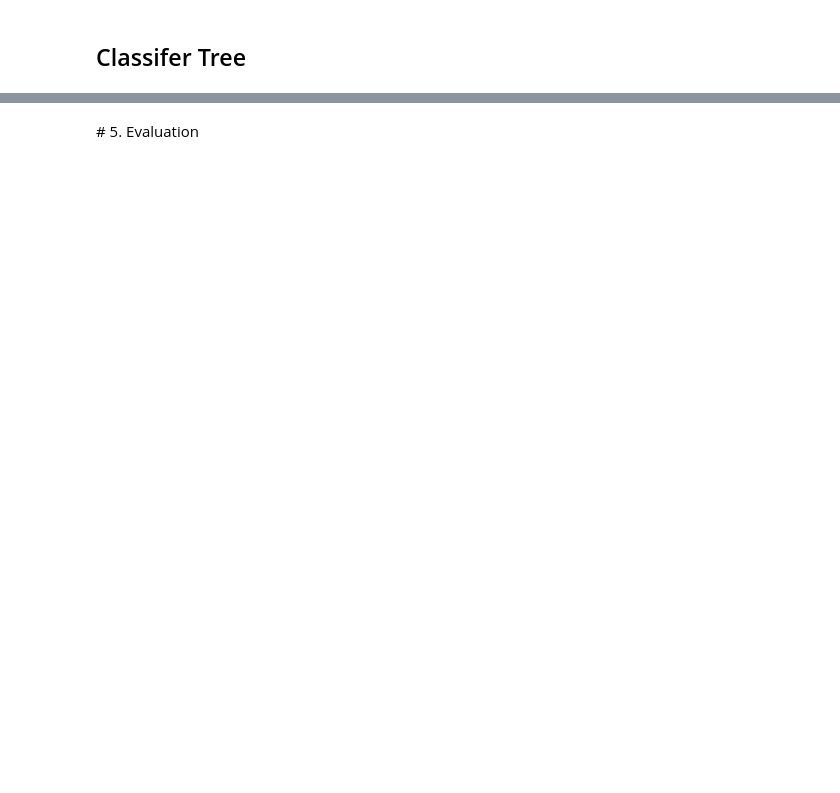
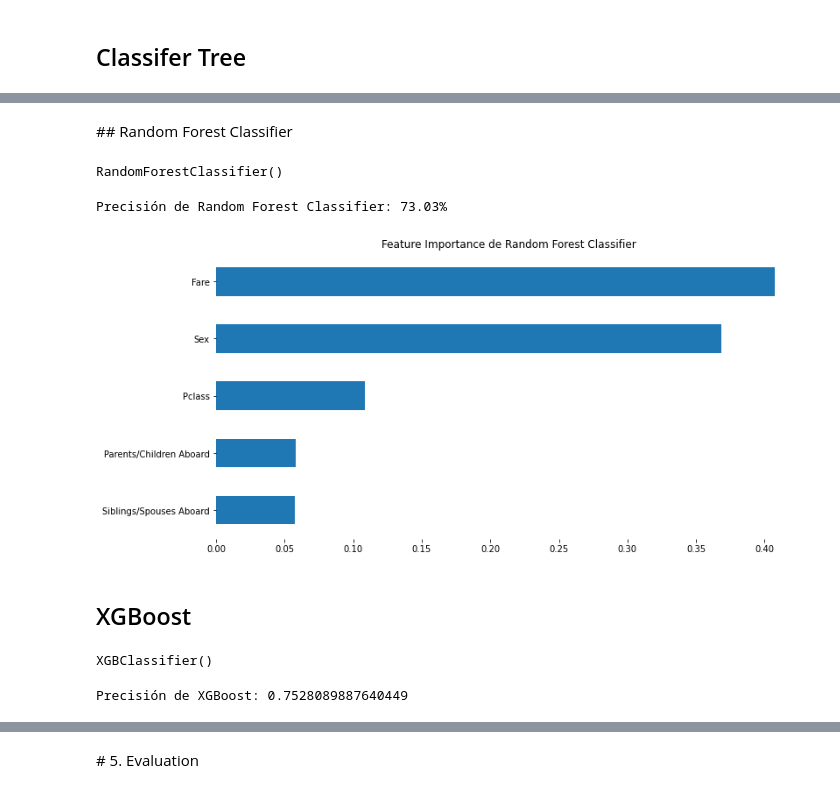
Before and after one commit to milioe/CursoAnalitica, a Jupyter notebook: Titanic.ipynb, the cells around one changed output, grey strips where cells are left out. Cells and saved outputs as stored; diff of their text form; code cells hidden in the pictures; blank space fills up the shorter version.

```diff
--- a/Titanic.ipynb
+++ b/Titanic.ipynb
@@ -360,0 +390,2 @@ accuracy_score(y_train, y_pred_clf)
+# %% [markdown]
+## Random Forest Classifier
@@ -360,0 +394,6 @@ accuracy_score(y_train, y_pred_clf)
+# %%
+rfc = RandomForestClassifier()
+
+rfc.fit(X_train, y_train)
+# %% [output]
+RandomForestClassifier()
@@ -360,0 +402,18 @@ accuracy_score(y_train, y_pred_clf)
+# %%
+score_rfc = accuracy_score(y_test, y_preds_rfc)
+
+print(f"Precisión de Random Forest Classifier: {score_rfc:.2%}")
+# %% [output]
+Precisión de Random Forest Classifier: 73.03%
+# %%
+feats_imp_rfc = pd.DataFrame(rfc.feature_importances_, index=X.columns, columns=['FeatureImportance'])
+feats_imp_rfc = feats_imp_rfc.sort_values('FeatureImportance', ascending=False)
+
+feats_imp_rfc.plot(kind='barh', figsize=(12,6), legend=False)
+plt.title('Feature Importance de Random Forest Classifier')
+sns.despine(left=True, bottom=True)
+plt.gca().invert_yaxis()
+# %% [output]
+[figure, added]
+# %% [markdown]
+## XGBoost
@@ -360,0 +422,6 @@ accuracy_score(y_train, y_pred_clf)
+# %%
+xgboost = xgb.XGBClassifier()
+
+xgboost.fit(X_train, y_train)
+# %% [output]
+XGBClassifier()
@@ -360,0 +430,6 @@ accuracy_score(y_train, y_pred_clf)
+# %%
+score_xgb = accuracy_score(y_test, y_preds_xgb)
+
+print(f"Precisión de XGBoost: {score_xgb}")
+# %% [output]
+Precisión de XGBoost: 0.7528089887640449
```
Also changed, not shown: parts of 26 cells of this notebook.
